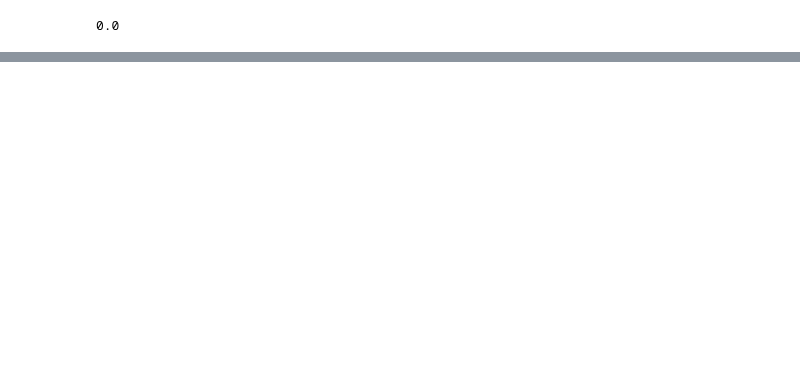
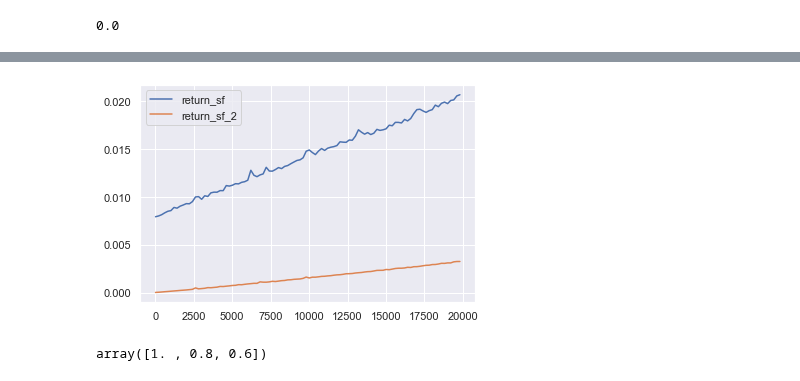
Before and after one commit to iuliivasilev/dev-survivors, a Jupyter notebook: demonstration/HistogramFindSplit.ipynb, the cells around one changed output, grey strips where cells are left out. Cells and saved outputs as stored; diff of their text form; code cells hidden in the pictures; blank space fills up the shorter version.

```diff
--- a/demonstration/HistogramFindSplit.ipynb
+++ b/demonstration/HistogramFindSplit.ipynb
@@ -1263,0 +1362,20 @@ weight_hist_stat(time_h_1, time_h_2,
+# %%
+def return_sf(dur, cens, bins):
+    km = KaplanMeierFitter()
+    km.fit(dur, cens)
+    return km.survival_function_at_times(bins).to_numpy()
+
+def return_sf_2(dur, cens, bins):
+    bins_ = np.unique(dur)
+    dur_ = np.searchsorted(bins_, dur)
+    hist_dur = np.bincount(dur_)
+    hist_cens = np.bincount(dur_, weights=cens)
+    cumul_hist = np.cumsum(hist_dur[::-1])[::-1]
+    sf = np.cumprod((1.0 - hist_cens / (cumul_hist)))
+
+    place_bin = np.digitize(bins, bins_) - 1
+    return sf[np.clip(place_bin, 0, None)]
+
+dur = np.random.uniform(0, 10000, 10000)
+cens = np.random.choice(2, 10000)
+bins = np.sort(np.random.uniform(0, 10000, 100))
@@ -1263,0 +1390,41 @@ weight_hist_stat(time_h_1, time_h_2,
+# %%
+import timeit
+def plot_km_performance_scaling_test(functions, size_samples):
+    times = {func.__name__ : [] for func in functions}
+    res = {func.__name__ : [] for func in functions}
+    for i in size_samples:
+        dur = np.random.uniform(0, 10000, i)
+        cens = np.random.choice(2, i)
+        bins = np.sort(np.random.uniform(0, 10000, i))
+
+        for func in functions:
+            sf_ = func(dur, cens, bins)
+
+            res[func.__name__].append(sf_)
+            times[func.__name__].append(timeit.timeit(lambda: func(dur, cens, bins), number=100)/100)
+
+    fig = plt.figure()
+    for func in functions:
+        plt.plot(size_samples, times[func.__name__], label = func.__name__)
+    plt.legend()
+    plt.show()
+    return times, res
+
+times_km, res_km = plot_km_performance_scaling_test([return_sf,
+                                                     return_sf_2],
+                                                    range(10, 20000, 200))
+# %% [output]
+[figure, added]
+# %%
+return_sf(np.array([1, 10, 75, 100, 150]),
+          np.array([1, 1, 1, 1, 1]),
+          np.array([0.1, 5, 50]),
+         )
+# array([1. , 0.8, 0.6])
+return_sf_2(np.array([1, 10, 75, 100, 150]),
+          np.array([1, 1, 1, 1, 1]),
+          np.array([0.1, 5, 50]),
+         )
+# array([0.8, 0.8, 0.6])
+# %% [output]
+array([1. , 0.8, 0.6])
```
Also changed, not shown: parts of 26 cells of this notebook, 1 other file.
